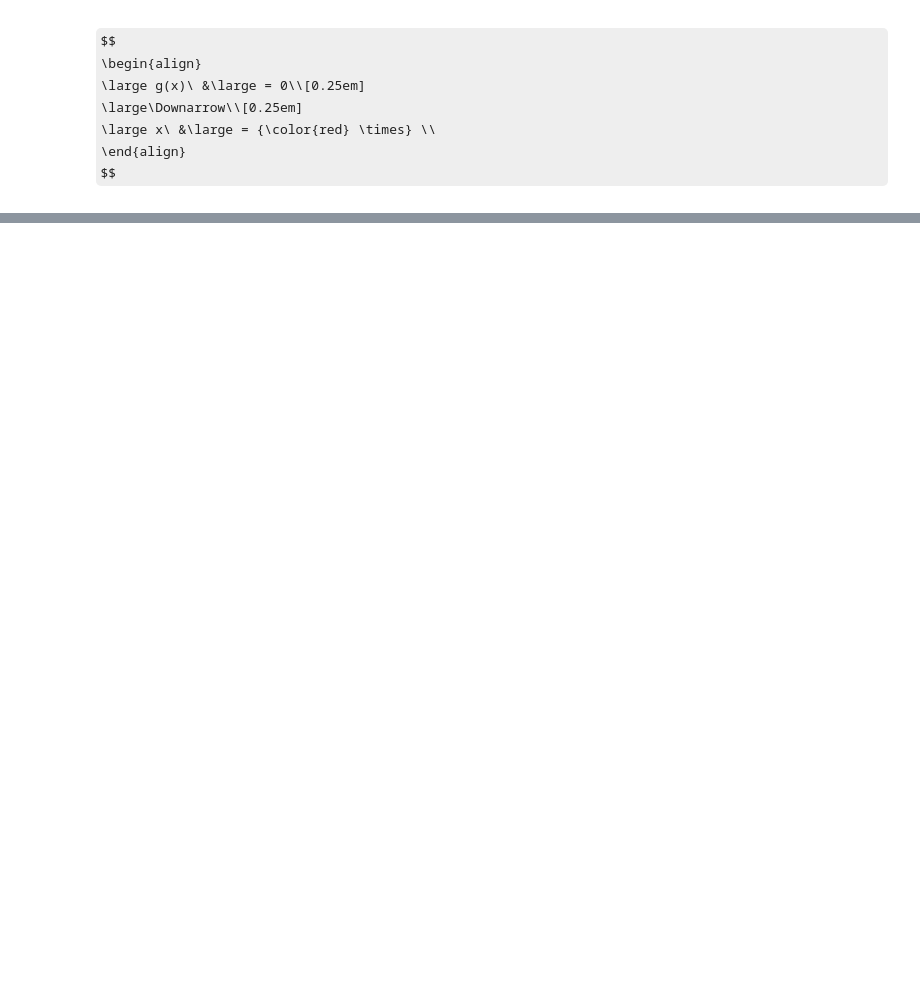
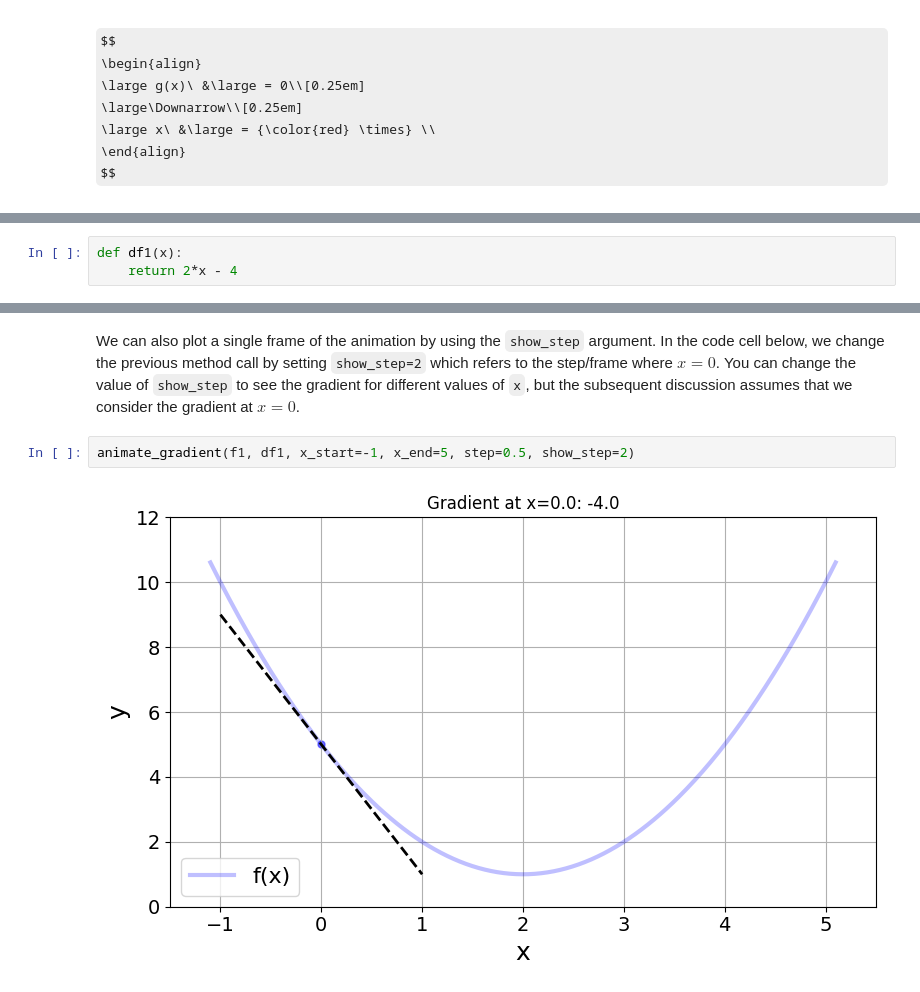
Before and after one commit to chrisvdweth/selene, a Jupyter notebook: notebooks/gradient_descent_basics.ipynb, the cells around one changed output, grey strips where cells are left out. Cells and saved outputs as stored; diff of their text form; some formulas as TeX source; blank space fills up the shorter version.

```diff
--- a/notebooks/gradient_descent_basics.ipynb
+++ b/notebooks/gradient_descent_basics.ipynb
@@ -94,0 +91,3 @@ def df(x):
+# %%
+def df1(x):
+    return 2*x - 4
@@ -94,0 +100,6 @@ def df(x):
+# %% [markdown]
+We can also plot a single frame of the animation by using the `show_step` argument. In the code cell below, we change the previous method call by setting `show_step=2` which refers to the step/frame where $x=0$. You can change the value of `show_step` to see the gradient for different values of `x`, but the subsequent discussion assumes that we consider the gradient at $x=0$.
+# %%
+animate_gradient(f1, df1, x_start=-1, x_end=5, step=0.5, show_step=2)
+# %% [output]
+[figure, added]
```
Also changed, not shown: parts of 96 cells of this notebook.
